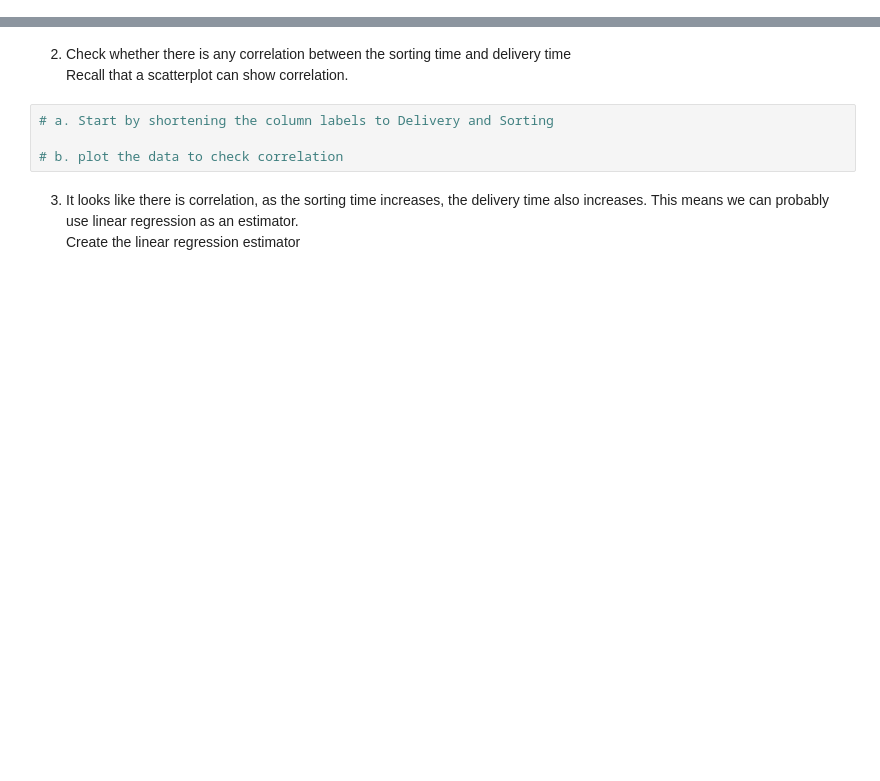
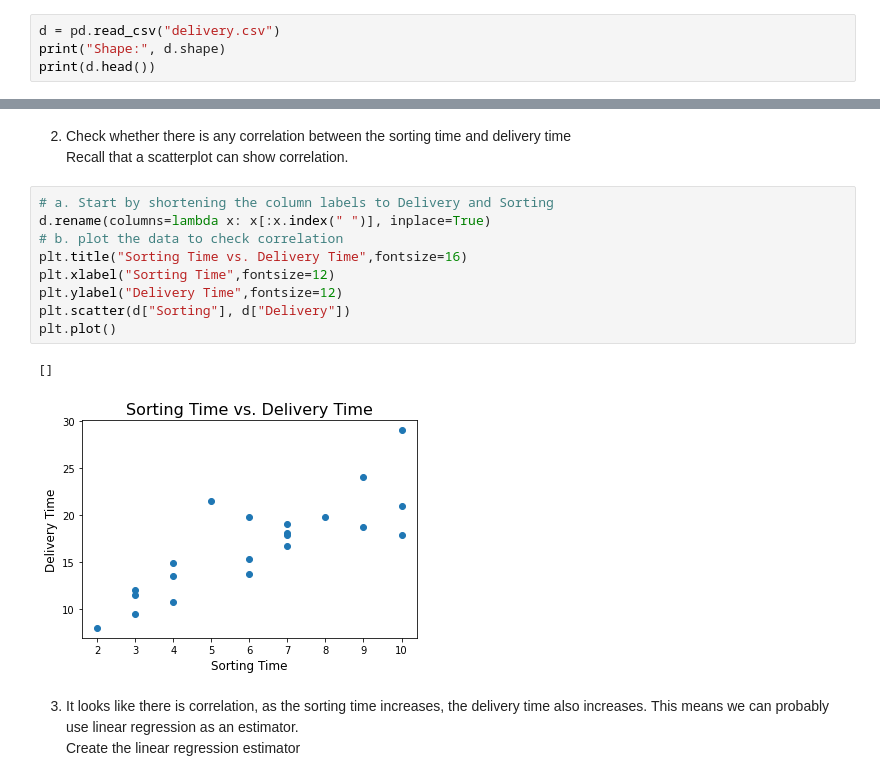
Before and after one commit to Pratyush-Shanbhag/Introduction_To_Data_Science, a Jupyter notebook: Exercise_6/6-LinearRegression.ipynb, the cells around one changed output, grey strips where cells are left out. Cells and saved outputs as stored; diff of their text form; blank space fills up the shorter version.

```diff
--- a/Exercise_6/6-LinearRegression.ipynb
+++ b/Exercise_6/6-LinearRegression.ipynb
@@ -29,3 +29,7 @@ import matplotlib.pyplot as plt
 import numpy as np
 # %% [markdown]
 1. Read data from `delivery.csv` into a DataFrame named __d__. Inpect the data by printing the number of rows and columns of the DataFrame, and print the first 5 lines of the DataFrame.
+# %%
+d = pd.read_csv("delivery.csv")
+print("Shape:", d.shape)
+print(d.head())
@@ -34,8 +46,16 @@ import numpy as np
 <br>Recall that a scatterplot can show correlation.
 # %%
 # a. Start by shortening the column labels to Delivery and Sorting
-
+d.rename(columns=lambda x: x[:x.index(" ")], inplace=True)
 # b. plot the data to check correlation
+plt.title("Sorting Time vs. Delivery Time",fontsize=16)
+plt.xlabel("Sorting Time",fontsize=12)
+plt.ylabel("Delivery Time",fontsize=12)
+plt.scatter(d["Sorting"], d["Delivery"])
+plt.plot()
+# %% [output]
+[]
+[figure, added]
 # %% [markdown]
 3. It looks like there is correlation, as the sorting time increases, the delivery time also increases. This means we can probably use linear regression as an estimator.
 <br>Create the linear regression estimator
```
Also changed, not shown: parts of 4 cells of this notebook, 9 other files.
